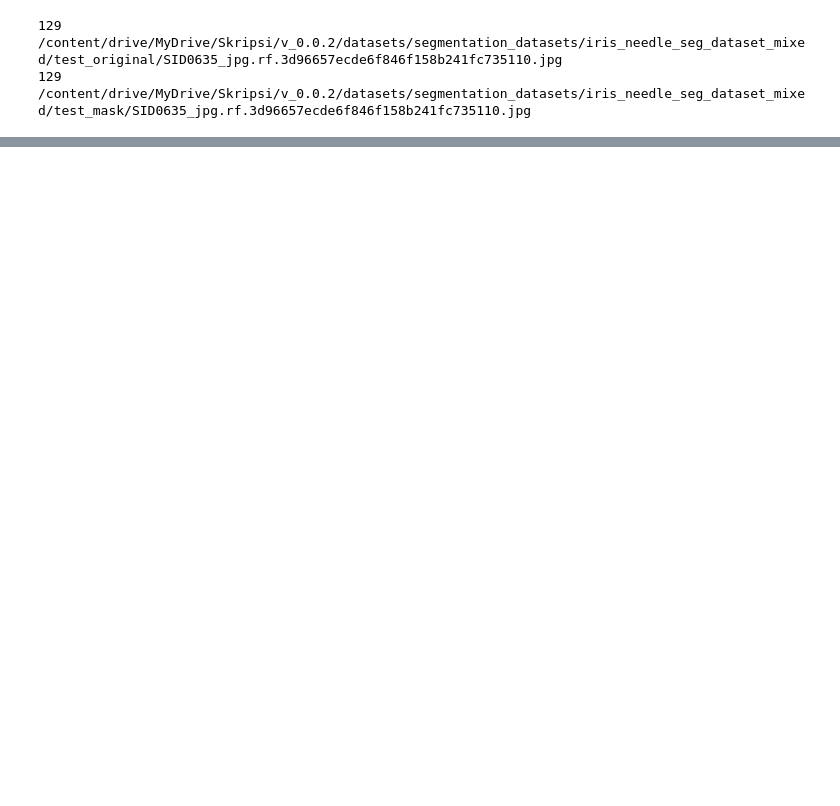
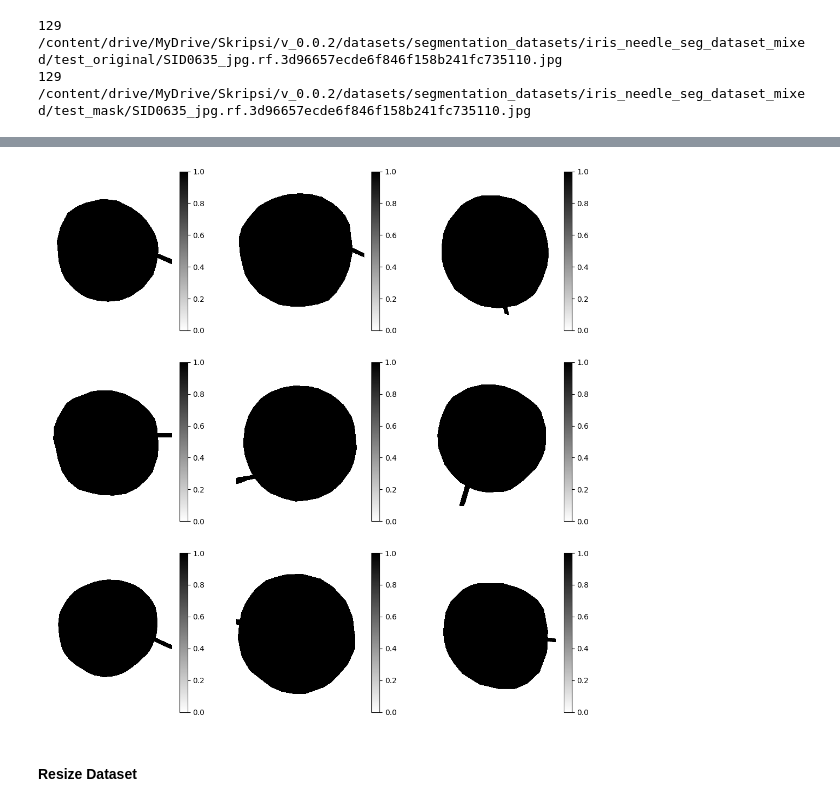
Before and after one commit to aimarabimanyu/Sistem-Diagnosa-Katarak-CNN-UNET, a Jupyter notebook: segmentation_model.ipynb, the cells around one changed output, grey strips where cells are left out. Saved outputs shown, nothing was run; the diff lists cells and outputs as text; code cells hidden in the pictures; blank space fills up the shorter version.

```diff
--- a/segmentation_model.ipynb
+++ b/segmentation_model.ipynb
@@ -949,0 +639,14 @@ plt.show()
+# %%
+# Load and Grayscale Mask Image
+masks = []
+for path in tqdm(mask_path):
+    mask = cv2.imread(path)
+    mask = cv2.cvtColor(mask, cv2.COLOR_BGR2GRAY)
+    masks.append(mask)
+
+# Load OG Image
+images = []
+for path in tqdm(image_path):
+    image = cv2.imread(path)
+    image = cv2.cvtColor(image, cv2.COLOR_BGR2RGB)
+    images.append(image)
@@ -949,0 +662,10 @@ plt.show()
+# %%
+# Visualize Dataset OG Image
+plt.figure(figsize=(13, 13))
+for i in range(9):
+    ax = plt.subplot(3, 3, i+1)
+    plt.imshow(images[i])
+    plt.colorbar()
+    plt.axis("off")
+
+plt.show()
@@ -949,0 +674,16 @@ plt.show()
+# %%
+# Visualize Dataset Mask Image
+NORM = mpl.colors.Normalize(vmin=0, vmax=1)
+
+plt.figure(figsize=(13, 13))
+for i in range(9):
+    ax = plt.subplot(3, 3, i+1)
+    plt.imshow(masks[i], cmap='binary', norm=NORM)
+    plt.colorbar()
+    plt.axis("off")
+
+plt.show()
+# %% [output]
+[figure, added]
+# %% [markdown]
+#### Resize Dataset
```
Also changed, not shown: parts of 103 cells of this notebook.
